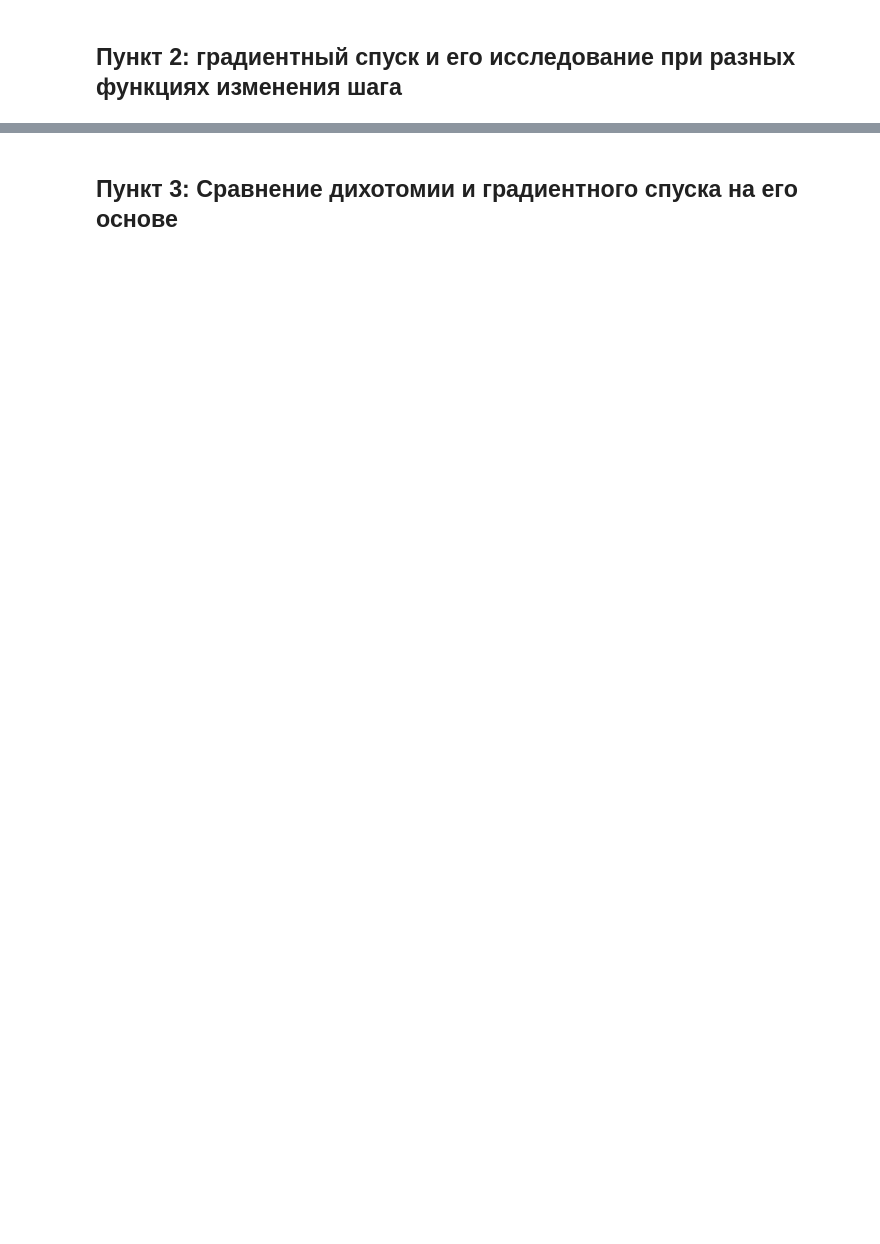
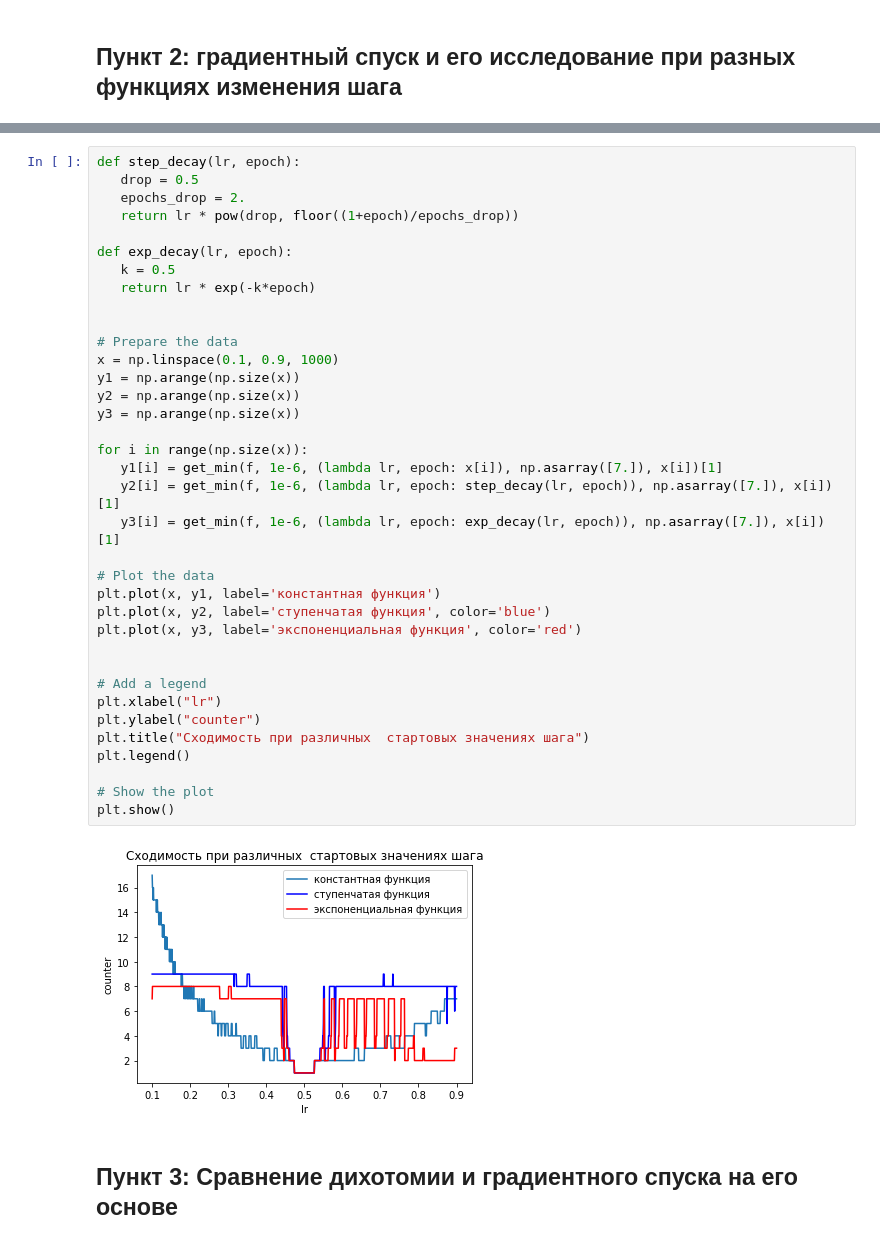
Before and after one commit to Volodka22/MetOpt, a Jupyter notebook: ans.ipynb, the cells around one changed output, grey strips where cells are left out. Drawn from its saved outputs; the diff is of its cells as text; blank space fills up the shorter version.

```diff
--- a/ans.ipynb
+++ b/ans.ipynb
@@ -103,3 +86,41 @@ print("Сходимость для экспоненциальной функци
+# %%
+def step_decay(lr, epoch):
+   drop = 0.5
+   epochs_drop = 2.
+   return lr * pow(drop, floor((1+epoch)/epochs_drop))
+
+def exp_decay(lr, epoch):
+   k = 0.5
+   return lr * exp(-k*epoch)
+
+
+# Prepare the data
+x = np.linspace(0.1, 0.9, 1000)
+y1 = np.arange(np.size(x))
+y2 = np.arange(np.size(x))
+y3 = np.arange(np.size(x))
+
+for i in range(np.size(x)):
+   y1[i] = get_min(f, 1e-6, (lambda lr, epoch: x[i]), np.asarray([7.]), x[i])[1]
+   y2[i] = get_min(f, 1e-6, (lambda lr, epoch: step_decay(lr, epoch)), np.asarray([7.]), x[i])[1]
+   y3[i] = get_min(f, 1e-6, (lambda lr, epoch: exp_decay(lr, epoch)), np.asarray([7.]), x[i])[1]
+
+# Plot the data
+plt.plot(x, y1, label='константная функция')
+plt.plot(x, y2, label='ступенчатая функция', color='blue')
+plt.plot(x, y3, label='экспоненциальная функция', color='red')
+
+
+# Add a legend
+plt.xlabel("lr")
+plt.ylabel("counter")
+plt.title("Сходимость при различных  стартовых значениях шага")
+plt.legend()
+
+# Show the plot
+plt.show()
+# %% [output]
+[figure, added]
 # %% [markdown]
 ## Пункт 3: Сравнение дихотомии и градиентного спуска на его основе
 # %%
```
Also changed, not shown: parts of 8 cells of this notebook.
